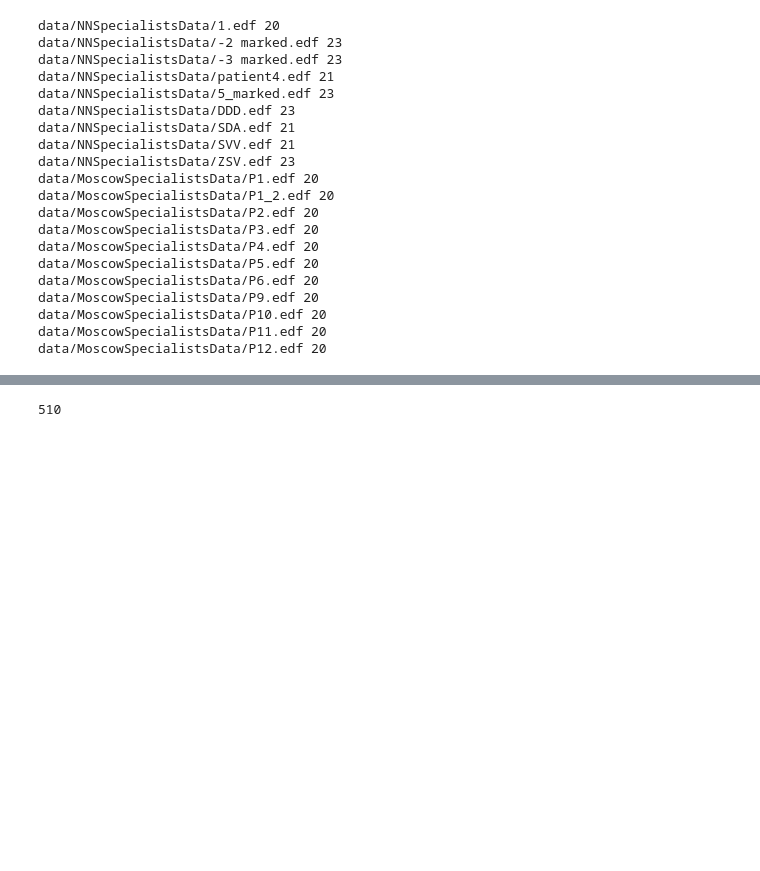
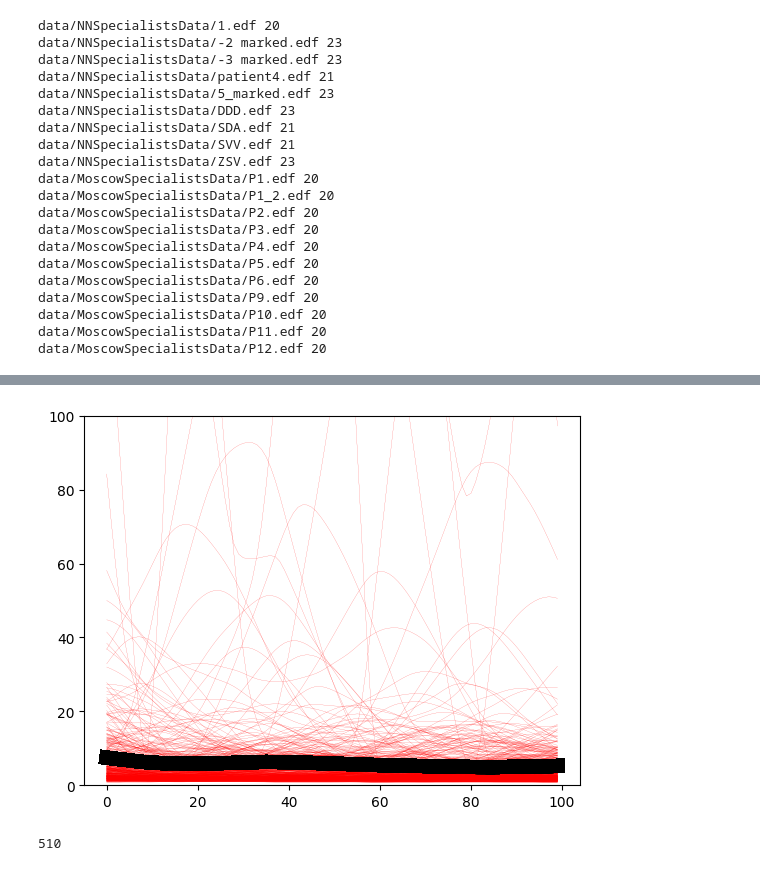
Before and after one commit to NikolayGromov/extreme-events, a Jupyter notebook: EEG seizure/EpiActivity/NovelEEGSequenceFeatures.ipynb, the cells around one changed output, grey strips where cells are left out. Cells and saved outputs as stored; diff of their text form; code cells hidden in the pictures; blank space fills up the shorter version.

```diff
--- a/EEG seizure/EpiActivity/NovelEEGSequenceFeatures.ipynb
+++ b/EEG seizure/EpiActivity/NovelEEGSequenceFeatures.ipynb
@@ -184,3 +247,11 @@ def SNEO(signal, window_len = 50):
+# %%
+mean_silence = np.array(silence).mean(axis=0)
+for silence_sample in silence:
+    plt.plot(silence_sample, c="red", linewidth=0.1)
+    plt.plot(mean_silence, c="black", linewidth = 10)
+    plt.ylim(0, 100)
+# %% [output]
+[figure, added]
 # %%
 test_record = records[2]
 # %%
```
Also changed, not shown: parts of 21 cells of this notebook, 1 other file.
